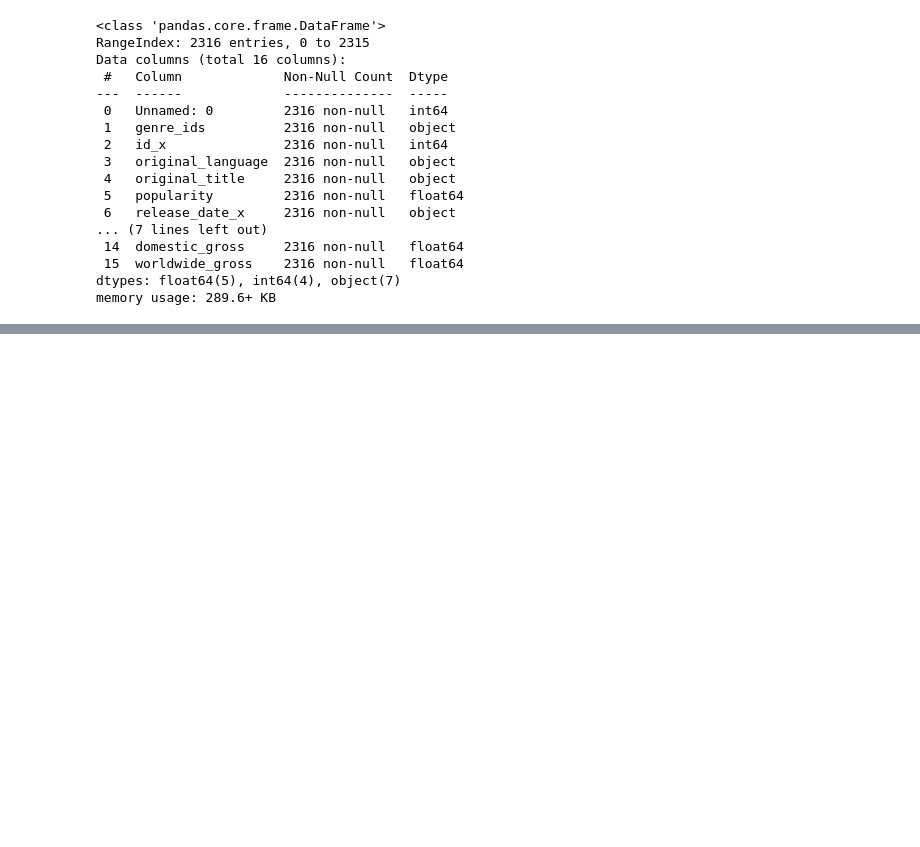
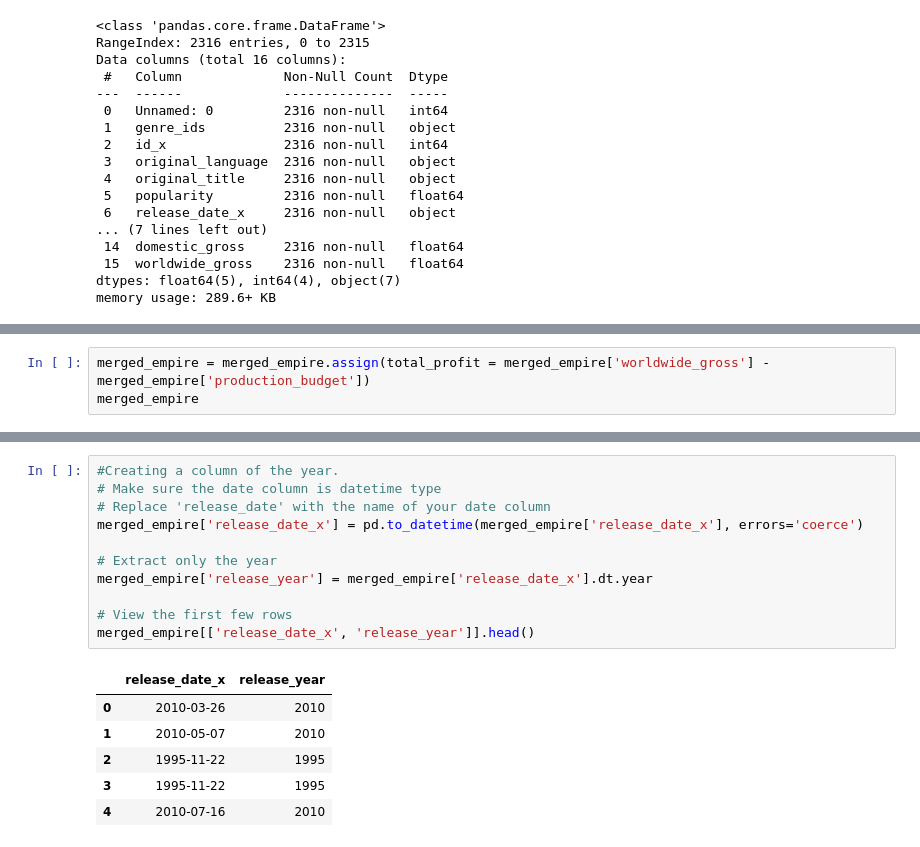
Before and after one commit to KamauWaithaka/TRIPPLE_7_MOVIE_EMPIRE_REVIEW, a Jupyter notebook: GROUP_7.ipynb, the cells around one changed output, grey strips where cells are left out. Cells and saved outputs as stored; diff of their text form; blank space fills up the shorter version.

```diff
--- a/GROUP_7.ipynb
+++ b/GROUP_7.ipynb
@@ -126,0 +287,3 @@ memory usage: 289.6+ KB
+# %%
+merged_empire = merged_empire.assign(total_profit = merged_empire['worldwide_gross'] - merged_empire['production_budget'])
+merged_empire
@@ -126,0 +304,18 @@ memory usage: 289.6+ KB
+# %%
+#Creating a column of the year.
+# Make sure the date column is datetime type
+# Replace 'release_date' with the name of your date column
+merged_empire['release_date_x'] = pd.to_datetime(merged_empire['release_date_x'], errors='coerce')
+
+# Extract only the year
+merged_empire['release_year'] = merged_empire['release_date_x'].dt.year
+
+# View the first few rows
+merged_empire[['release_date_x', 'release_year']].head()
+# %% [output]
+|  | release_date_x | release_year |
+| 0 | 2010-03-26 | 2010 |
+| 1 | 2010-05-07 | 2010 |
+| 2 | 1995-11-22 | 1995 |
+| 3 | 1995-11-22 | 1995 |
+| 4 | 2010-07-16 | 2010 |
```
Also changed, not shown: parts of 23 cells of this notebook.
